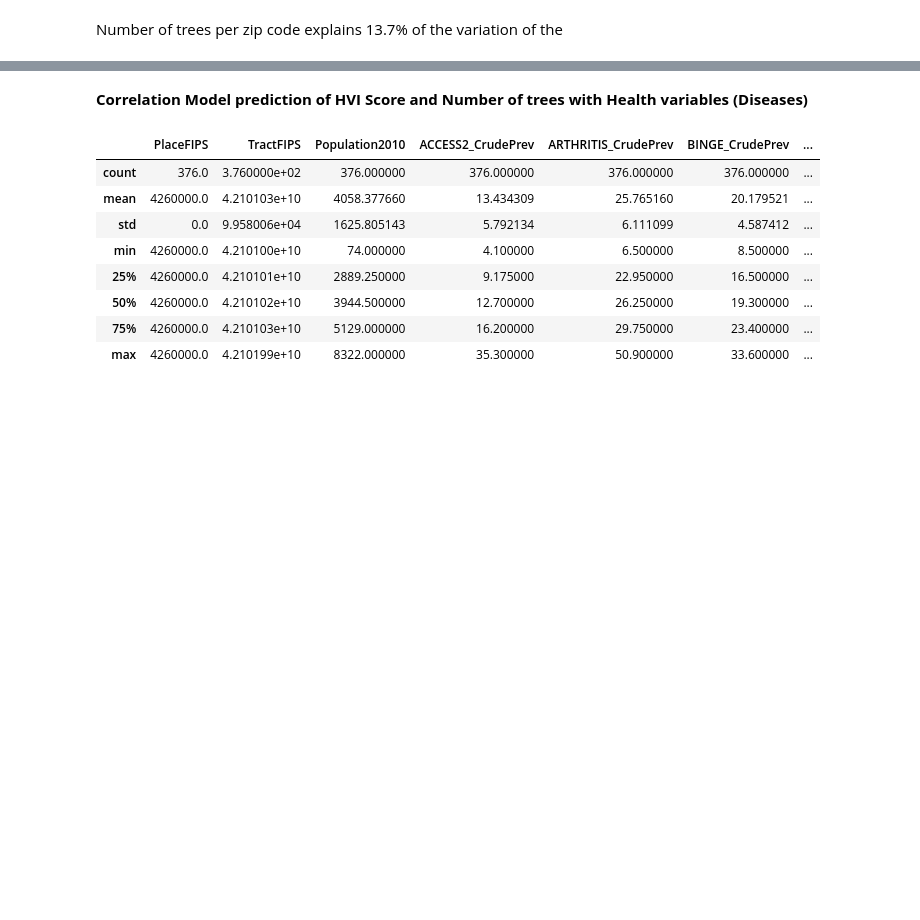
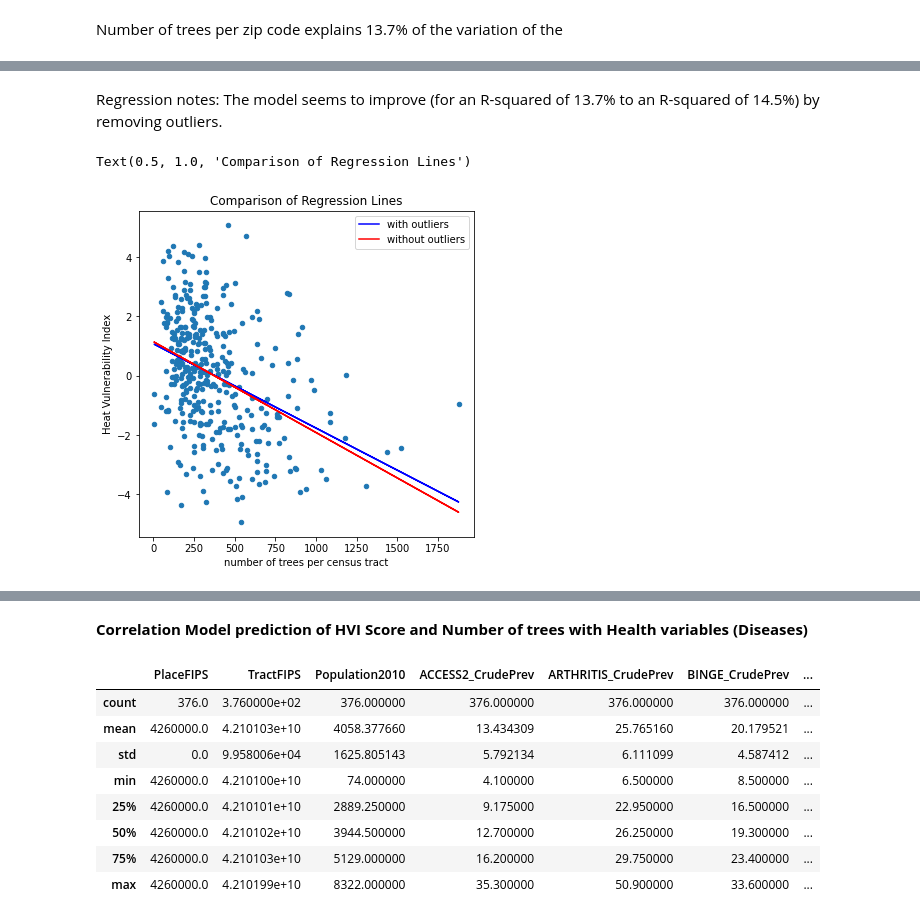
Before and after one commit to EmmanuelChinkaka/EChinkaka0, a Jupyter notebook: Final_Models_Regressions_Correlation_RF.ipynb, the cells around one changed output, grey strips where cells are left out. Saved outputs shown, nothing was run; the diff lists cells and outputs as text; code cells hidden in the pictures; blank space fills up the shorter version.

```diff
--- a/Final_Models_Regressions_Correlation_RF.ipynb
+++ b/Final_Models_Regressions_Correlation_RF.ipynb
@@ -180,0 +207,7 @@ Number of trees per zip code explains 13.7% of the variation of the
+# %%
+X_no = heat[heat['num_trees']<1700]["num_trees"].values
+y_no = heat[heat['num_trees']<1700][["HVI_SCORE"]].values
+
+X2_no = sm.add_constant(X_no)
+est_no = sm.OLS(y_no, X2_no).fit()
+print(est_no.summary())
@@ -180,0 +232,14 @@ Number of trees per zip code explains 13.7% of the variation of the
+# %% [markdown]
+Regression notes: The model seems to improve (for an R-squared of 13.7% to an R-squared of 14.5%) by removing outliers.
+# %%
+fig, ax = plt.subplots(figsize=(6, 6))
+heat.plot("num_trees", "HVI_SCORE", kind="scatter",ax=ax, legend= True)
+ax.set_xlabel("number of trees per census tract")
+ax.set_ylabel("Heat Vulnerability Index")
+plt.plot(X, est.predict(exog=sm.add_constant(X)), "-", c="b", label="with outliers")
+plt.plot(X, est_no.predict(exog=sm.add_constant(X)), "-", c="r", label="without outliers")
+ax.legend()
+ax.set_title("Comparison of Regression Lines")
+# %% [output]
+Text(0.5, 1.0, 'Comparison of Regression Lines')
+[figure, added]
```
Also changed, not shown: parts of 57 cells of this notebook.
